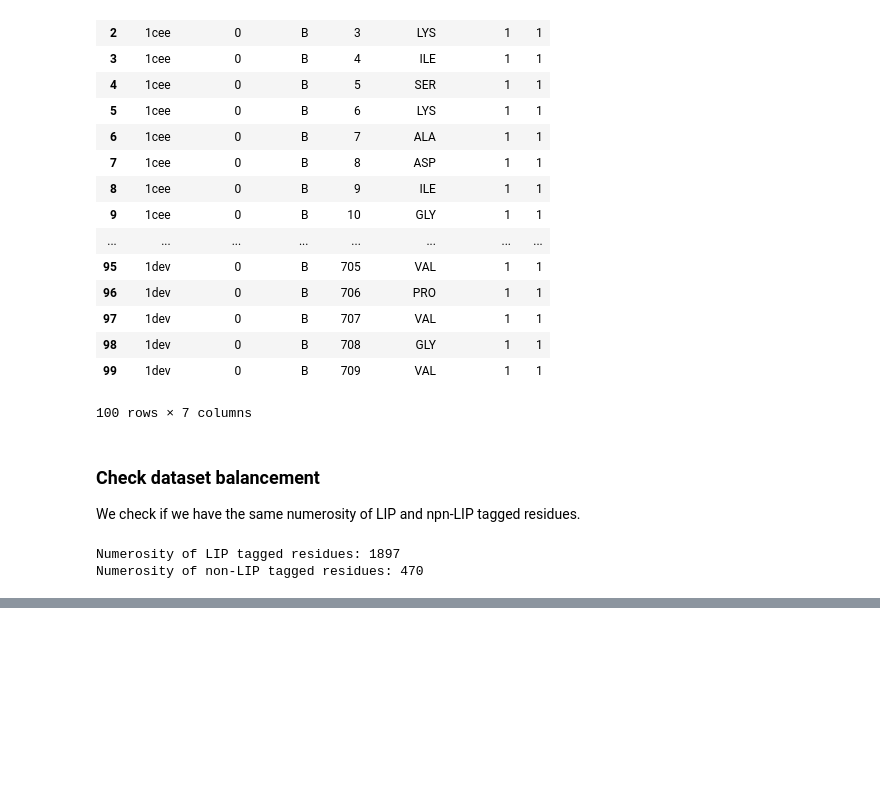
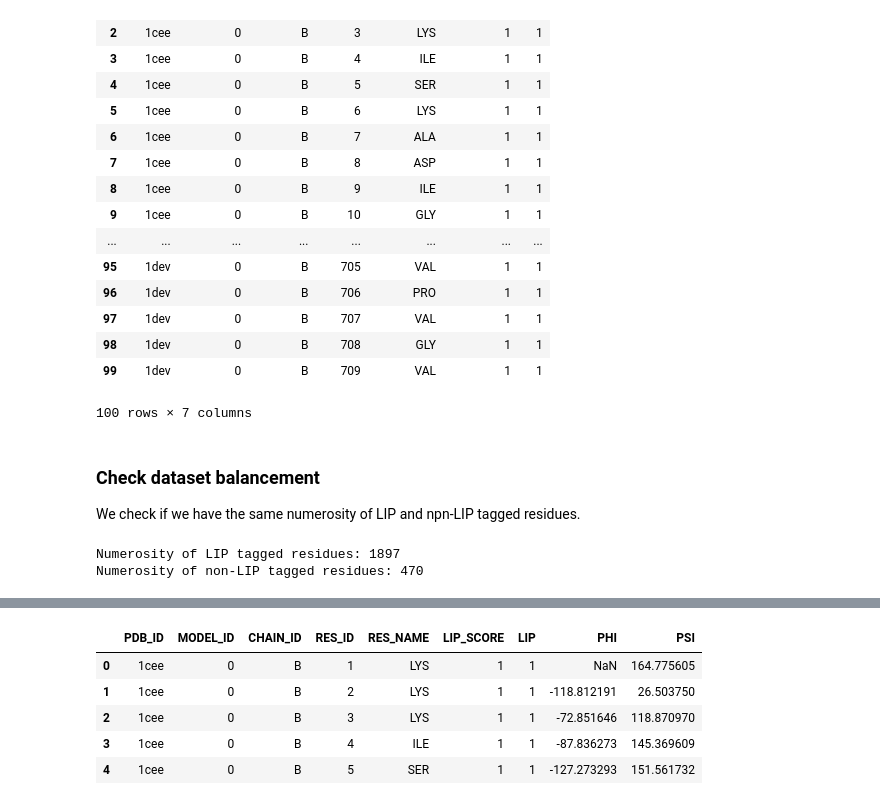
Before and after one commit to f-grimaldi/Linear-Interactive-Peptides-LIPs-Predictor, a Jupyter notebook: predictor.ipynb, the cells around one changed output, grey strips where cells are left out. Saved outputs shown, nothing was run; the diff lists cells and outputs as text; code cells hidden in the pictures; blank space fills up the shorter version.

```diff
--- a/predictor.ipynb
+++ b/predictor.ipynb
@@ -186,0 +245,12 @@ fig = plt.hist(ds_residues['LIP'])
+# %%
+# Parse PHI and PSI from radiant to degree
+ds_residues.PHI = ds_residues.PHI.apply(rad_to_deg,)
+ds_residues.PSI = ds_residues.PSI.apply(rad_to_deg)
+ds_residues.head()
+# %% [output]
+|  | PDB_ID | MODEL_ID | CHAIN_ID | RES_ID | RES_NAME | LIP_SCORE | LIP | PHI | PSI |
+| 0 | 1cee | 0 | B | 1 | LYS | 1 | 1 | NaN | 164.775605 |
+| 1 | 1cee | 0 | B | 2 | LYS | 1 | 1 | -118.812191 | 26.503750 |
+| 2 | 1cee | 0 | B | 3 | LYS | 1 | 1 | -72.851646 | 118.870970 |
+| 3 | 1cee | 0 | B | 4 | ILE | 1 | 1 | -87.836273 | 145.369609 |
+| 4 | 1cee | 0 | B | 5 | SER | 1 | 1 | -127.273293 | 151.561732 |
```
Also changed, not shown: parts of 13 cells of this notebook.
